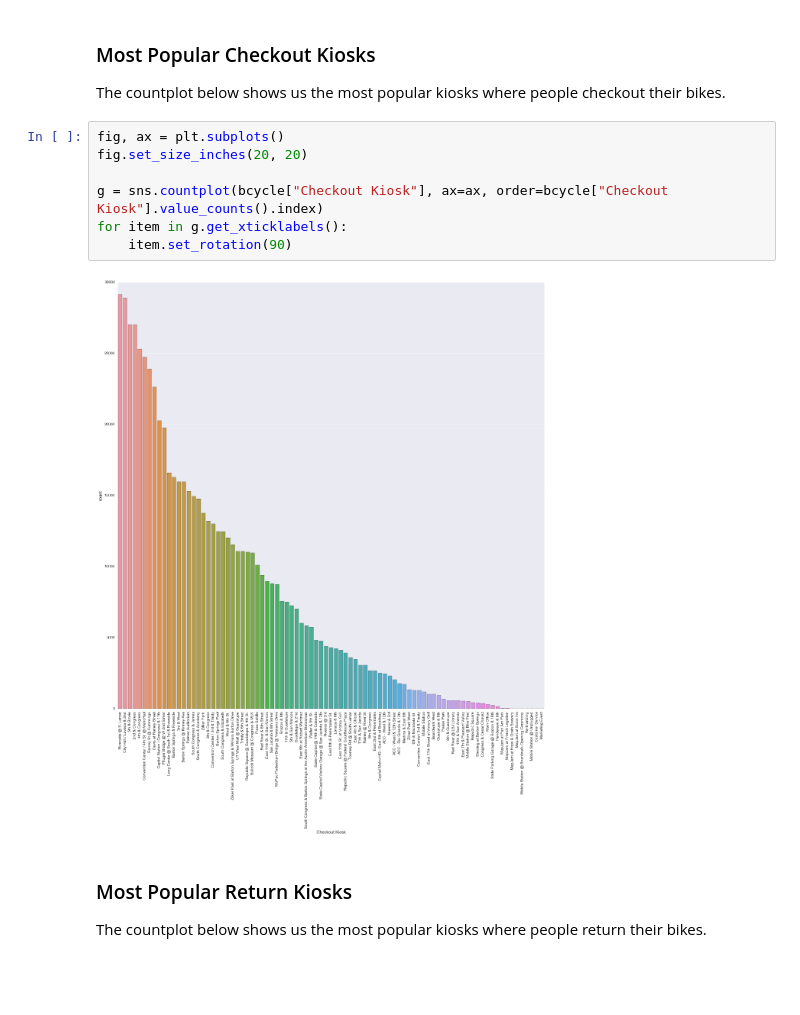
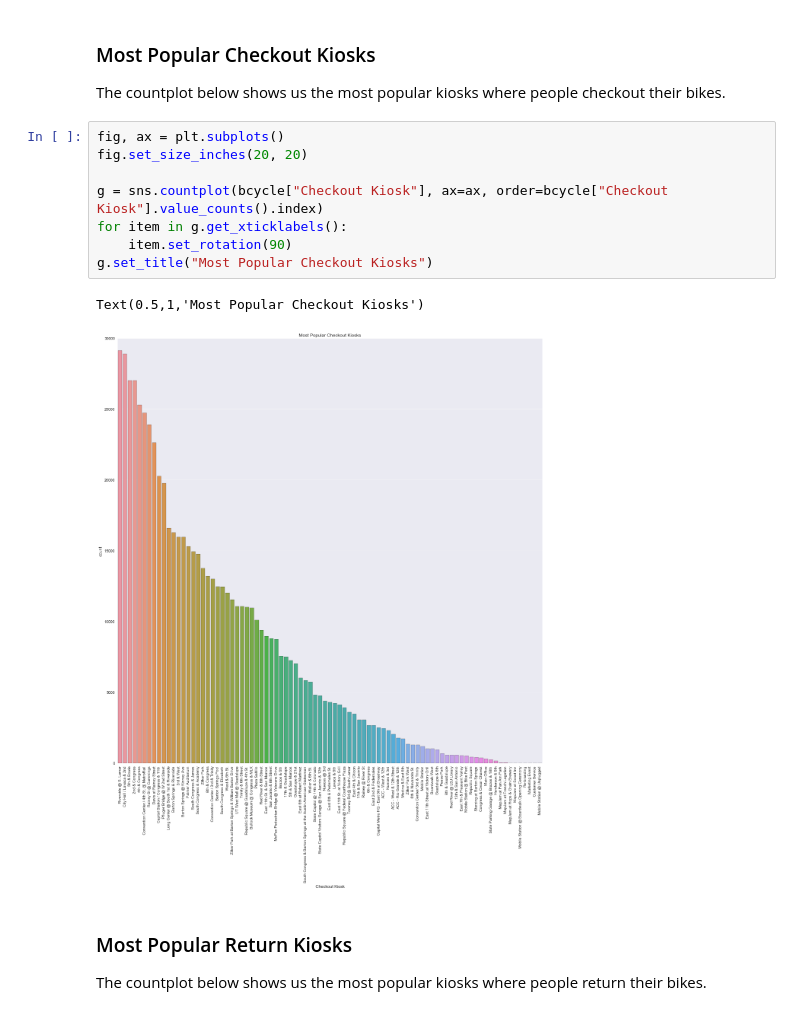
Before and after one commit to AbrarAnwar/B-Cycle-Data-Visualization, a Jupyter notebook: BCycle Data Visualization.ipynb, the cells around one changed output. Cells and saved outputs as stored; diff of their text form; blank space fills up the shorter version.

```diff
--- a/BCycle Data Visualization.ipynb
+++ b/BCycle Data Visualization.ipynb
@@ -69,12 +69,14 @@ The countplot below shows us the most popular kiosks where people checkout their
 # %%
 fig, ax = plt.subplots()
 fig.set_size_inches(20, 20)
 
 g = sns.countplot(bcycle["Checkout Kiosk"], ax=ax, order=bcycle["Checkout Kiosk"].value_counts().index)
 for item in g.get_xticklabels():
     item.set_rotation(90)
+g.set_title("Most Popular Checkout Kiosks")
 # %% [output]
+Text(0.5,1,'Most Popular Checkout Kiosks')
-[figure, old version]
+[figure, new version]
 # %% [markdown]
 ### Most Popular Return Kiosks
 
```
Also changed, not shown: parts of 9 cells of this notebook.
